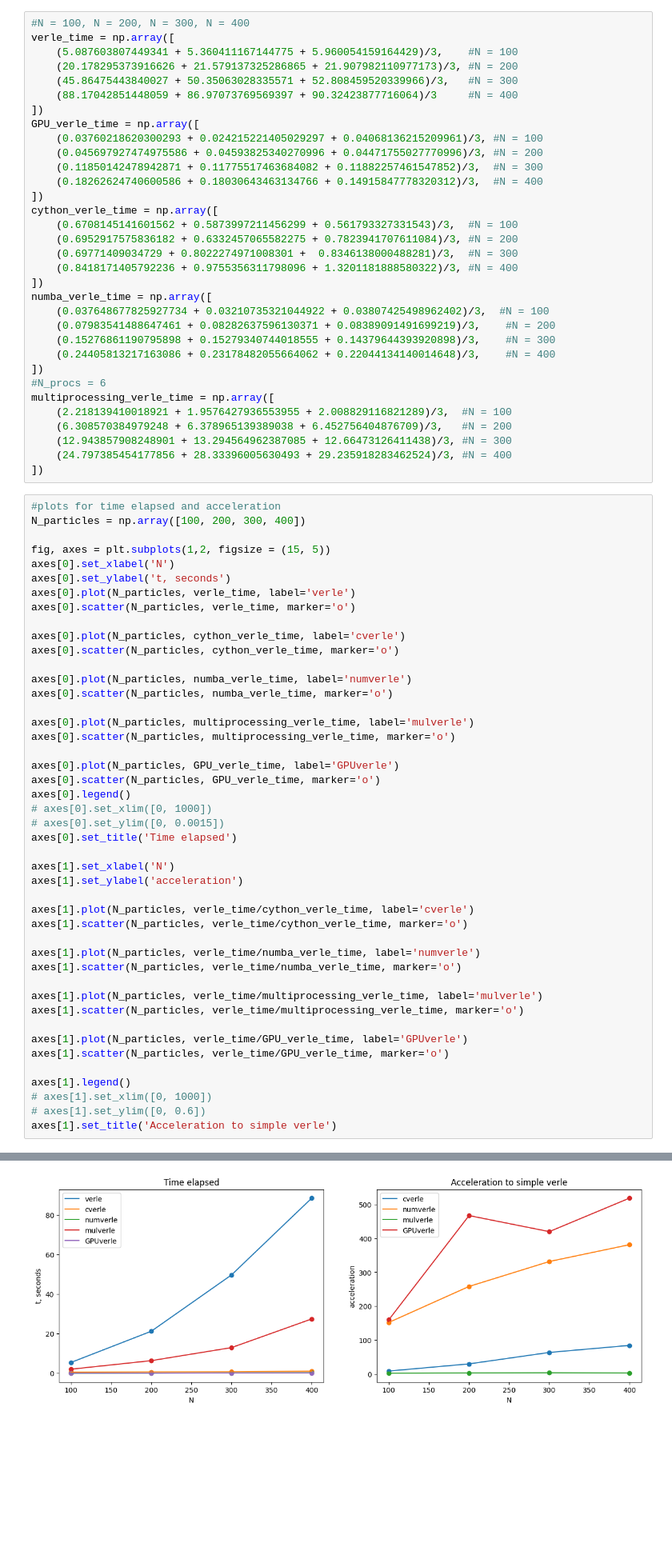
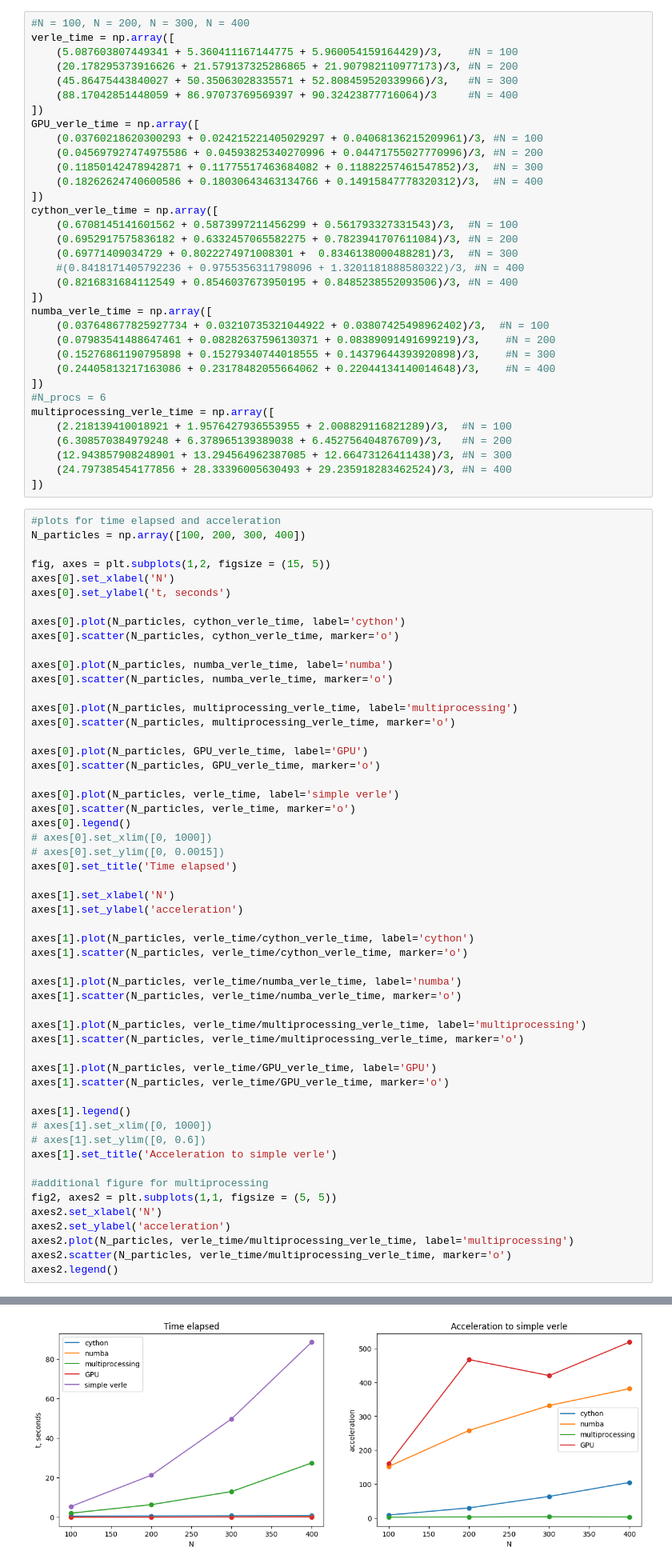
Before and after one commit to arya-anne/python, a Jupyter notebook: task2/task2_p1_v2.ipynb, the cells around one changed output, grey strips where cells are left out. Shown at 80% size. Saved outputs shown, nothing was run; the diff lists cells and outputs as text; blank space fills up the shorter version.

Commit message:
minor improvements for the last figure

```diff
--- a/task2/task2_p1_v2.ipynb
+++ b/task2/task2_p1_v2.ipynb
@@ -1679,7 +1679,8 @@ cython_verle_time = np.array([
     (0.6708145141601562 + 0.5873997211456299 + 0.561793327331543)/3,  #N = 100
     (0.6952917575836182 + 0.6332457065582275 + 0.7823941707611084)/3, #N = 200
     (0.69771409034729 + 0.8022274971008301 +  0.8346138000488281)/3,  #N = 300
-    (0.8418171405792236 + 0.9755356311798096 + 1.3201181888580322)/3, #N = 400
+    #(0.8418171405792236 + 0.9755356311798096 + 1.3201181888580322)/3, #N = 400
+    (0.8216831684112549 + 0.8546037673950195 + 0.8485238552093506)/3, #N = 400
 ])
 numba_verle_time = np.array([
     (0.037648677825927734 + 0.03210735321044922 + 0.03807425498962402)/3,  #N = 100
@@ -1701,20 +1702,21 @@ N_particles = np.array([100, 200, 300, 400])
 fig, axes = plt.subplots(1,2, figsize = (15, 5))
 axes[0].set_xlabel('N')
 axes[0].set_ylabel('t, seconds')
-axes[0].plot(N_particles, verle_time, label='verle')
-axes[0].scatter(N_particles, verle_time, marker='o')
 
-axes[0].plot(N_particles, cython_verle_time, label='cverle')
+axes[0].plot(N_particles, cython_verle_time, label='cython')
 axes[0].scatter(N_particles, cython_verle_time, marker='o')
 
-axes[0].plot(N_particles, numba_verle_time, label='numverle')
+axes[0].plot(N_particles, numba_verle_time, label='numba')
 axes[0].scatter(N_particles, numba_verle_time, marker='o')
 
-axes[0].plot(N_particles, multiprocessing_verle_time, label='mulverle')
+axes[0].plot(N_particles, multiprocessing_verle_time, label='multiprocessing')
 axes[0].scatter(N_particles, multiprocessing_verle_time, marker='o')
 
-axes[0].plot(N_particles, GPU_verle_time, label='GPUverle')
+axes[0].plot(N_particles, GPU_verle_time, label='GPU')
 axes[0].scatter(N_particles, GPU_verle_time, marker='o')
+
+axes[0].plot(N_particles, verle_time, label='simple verle')
+axes[0].scatter(N_particles, verle_time, marker='o')
 axes[0].legend()
 # axes[0].set_xlim([0, 1000])
 # axes[0].set_ylim([0, 0.0015])
@@ -1723,20 +1725,28 @@ axes[0].set_title('Time elapsed')
 axes[1].set_xlabel('N')
 axes[1].set_ylabel('acceleration')
 
-axes[1].plot(N_particles, verle_time/cython_verle_time, label='cverle')
+axes[1].plot(N_particles, verle_time/cython_verle_time, label='cython')
 axes[1].scatter(N_particles, verle_time/cython_verle_time, marker='o')
 
-axes[1].plot(N_particles, verle_time/numba_verle_time, label='numverle')
+axes[1].plot(N_particles, verle_time/numba_verle_time, label='numba')
 axes[1].scatter(N_particles, verle_time/numba_verle_time, marker='o')
 
-axes[1].plot(N_particles, verle_time/multiprocessing_verle_time, label='mulverle')
+axes[1].plot(N_particles, verle_time/multiprocessing_verle_time, label='multiprocessing')
 axes[1].scatter(N_particles, verle_time/multiprocessing_verle_time, marker='o')
 
-axes[1].plot(N_particles, verle_time/GPU_verle_time, label='GPUverle')
+axes[1].plot(N_particles, verle_time/GPU_verle_time, label='GPU')
 axes[1].scatter(N_particles, verle_time/GPU_verle_time, marker='o')
 
 axes[1].legend()
 # axes[1].set_xlim([0, 1000])
 # axes[1].set_ylim([0, 0.6])
 axes[1].set_title('Acceleration to simple verle')
+
+#additional figure for multiprocessing
+fig2, axes2 = plt.subplots(1,1, figsize = (5, 5))
+axes2.set_xlabel('N')
+axes2.set_ylabel('acceleration')
+axes2.plot(N_particles, verle_time/multiprocessing_verle_time, label='multiprocessing')
+axes2.scatter(N_particles, verle_time/multiprocessing_verle_time, marker='o')
+axes2.legend()
 # %% [output]
@@ -1744 +1754 @@ Text(0.5, 1.0, 'Acceleration to simple verle')
-[figure, old version]
+[figure, new version]
```
Also changed, not shown: parts of 2 cells of this notebook.
